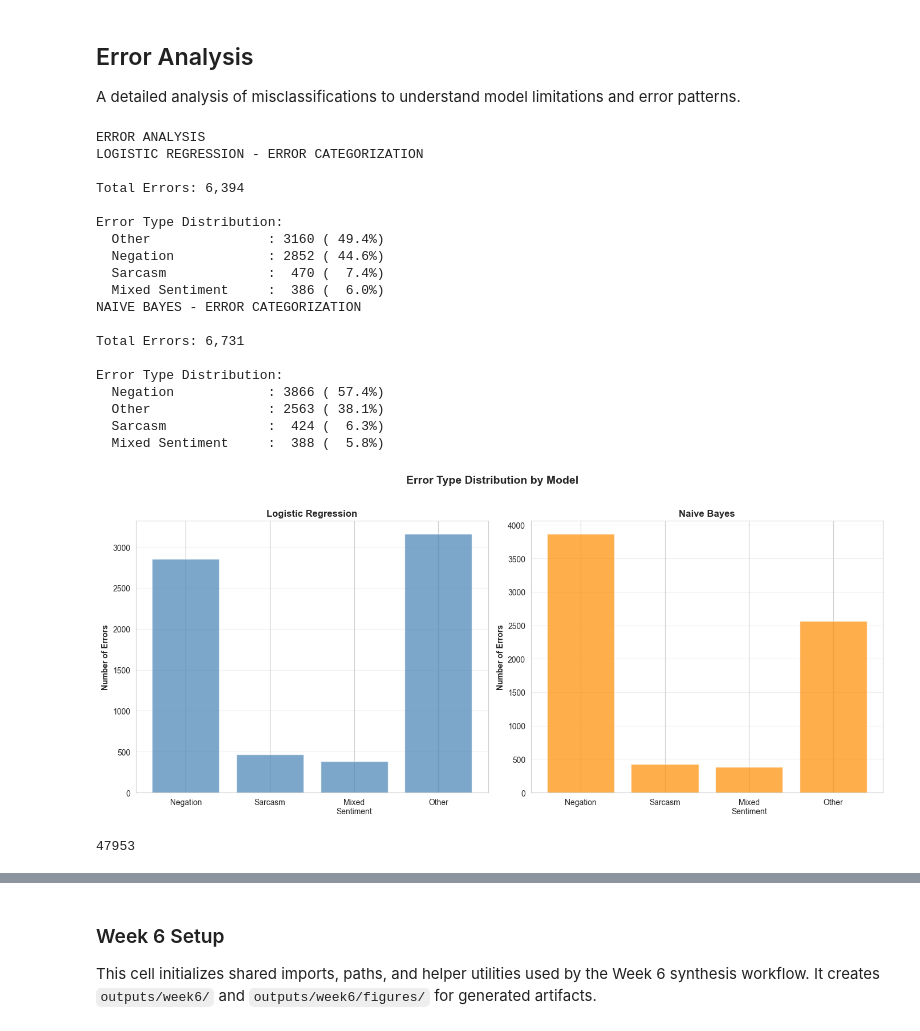
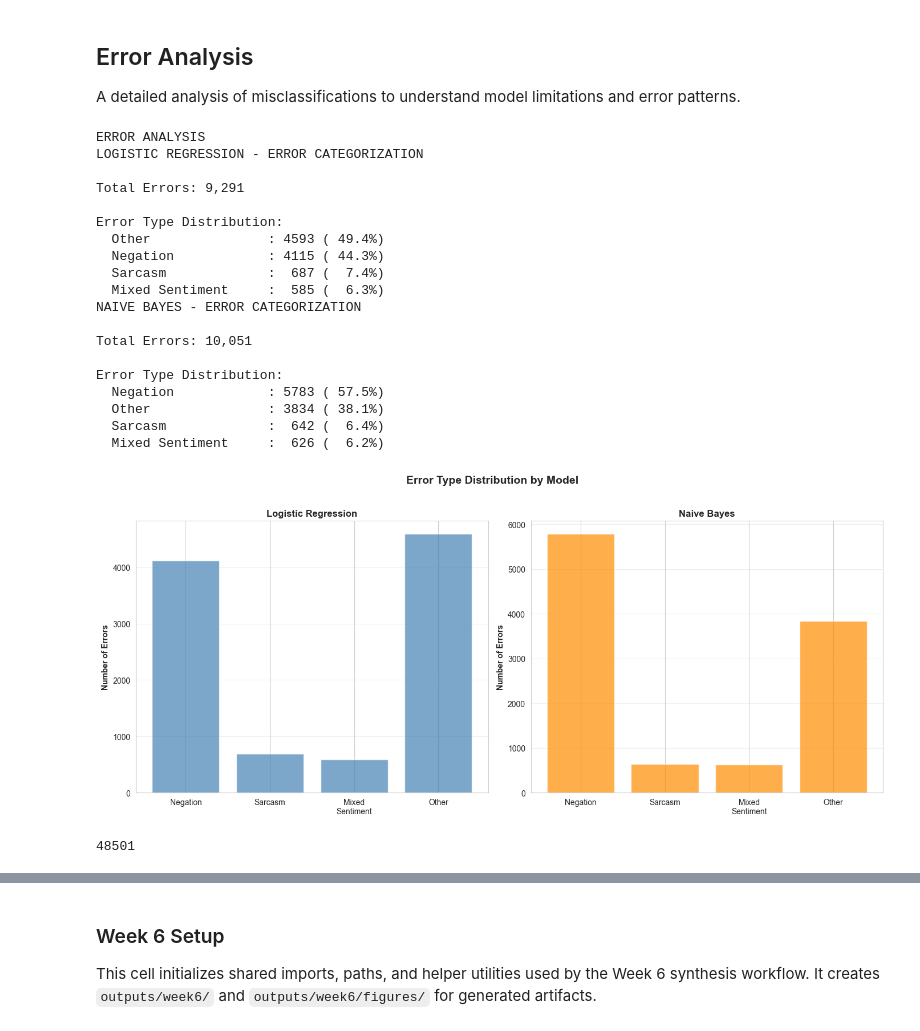
Before and after one commit to 3028Bikalpa/SOSC314_project_Bikki, a Jupyter notebook: Codes/models.ipynb, the cells around one changed output, grey strips where cells are left out. Cells and saved outputs as stored; diff of their text form; code cells hidden in the pictures.

```diff
--- a/Codes/models.ipynb
+++ b/Codes/models.ipynb
@@ -789,7 +787,7 @@ tfidf = TfidfVectorizer(
 )
 
 X_train_tfidf = tfidf.fit_transform(X_train)
-X_val_tfidf = tfidf.transform(X_val)
+X_test_tfidf = tfidf.transform(X_test)
 X_test_tfidf = tfidf.transform(X_test)
 
 print(f"Final vocabulary size: {len(tfidf.vocabulary_):,} words")
@@ -866,20 +864,20 @@ nb = MultinomialNB(
 )
 
 nb.fit(X_train_tfidf, y_train)
-y_val_pred_nb = nb.predict(X_val_tfidf)
+y_test_pred_nb = nb.predict(X_test_tfidf)
 
 # Metrics
-acc_nb = accuracy_score(y_val, y_val_pred_nb)
-f1_nb = f1_score(y_val, y_val_pred_nb)
-prec_nb = precision_score(y_val, y_val_pred_nb)
-rec_nb = recall_score(y_val, y_val_pred_nb)
+acc_nb = accuracy_score(y_test, y_test_pred_nb)
+f1_nb = f1_score(y_test, y_test_pred_nb)
+prec_nb = precision_score(y_test, y_test_pred_nb)
+rec_nb = recall_score(y_test, y_test_pred_nb)
 
 print("NAIVE BAYES RESULTS")
-print(f"Validation Accuracy:  {acc_nb:.4f}")
+print(f"Test Accuracy:  {acc_nb:.4f}")
 print(f"Precision (Positive): {prec_nb:.4f}")
 print(f"Recall (Positive):    {rec_nb:.4f}")
 print(f"F1-Score:             {f1_nb:.4f}")
-print("\n" + classification_report(y_val, y_val_pred_nb,
+print("\n" + classification_report(y_test, y_test_pred_nb,
                                    target_names=['Negative', 'Positive']))
 # %% [output]
 Training Naive Bayes...
@@ -2902,8 +2900,8 @@ from sklearn.calibration import calibration_curve
 from sklearn.metrics import roc_curve, roc_auc_score, precision_recall_curve, average_precision_score
 # %%
 # Get predicted probabilities for positive class
-y_prob_lr = lr.predict_proba(X_val_tfidf)[:, 1] # Here 1 represents the positive class which means it'll calculate the proability of getting true prediction
-y_prob_nb = nb.predict_proba(X_val_tfidf)[:, 1]
+y_prob_lr = lr.predict_proba(X_test_tfidf)[:, 1] # Here 1 represents the positive class which means it'll calculate the proability of getting true prediction
+y_prob_nb = nb.predict_proba(X_test_tfidf)[:, 1]
 # %%
 # Compute calibration curves
 # These lines compute calibration curves by binning predicted probabilities and comparing them with the observed fraction of
@@ -3024,8 +3022,8 @@ import pandas as pd
 import numpy as np
 
 # Get misclassified indices for both models
-errors_lr = y_val != y_val_pred_lr
-errors_nb = y_val != y_val_pred_nb
+errors_lr = y_test != y_test_pred_lr
+errors_nb = y_test != y_test_pred_nb
 
 # Get confidence scores (max probability across classes)
 # Since y_prob_lr and y_prob_nb are 1D (probability of positive class only),
@@ -3033,8 +3031,8 @@ errors_nb = y_val != y_val_pred_nb
 confidence_lr = np.maximum(y_prob_lr, 1 - y_prob_lr)
 confidence_nb = np.maximum(y_prob_nb, 1 - y_prob_nb)
 
-# Get the actual text data for validation set
-val_texts = df_final['text_final'].iloc[n_train:n_train+n_val].values
+# Get the actual text data for test set
+test_texts = X_test.values
 
 print("ERROR ANALYSIS")
 
@@ -3073,9 +3071,9 @@ def categorize_error(text):
 # Analyze errors for Logistic Regression
 print("LOGISTIC REGRESSION - ERROR CATEGORIZATION")
 
-lr_error_texts = val_texts[errors_lr]
-lr_error_true = y_val[errors_lr]
-lr_error_pred = y_val_pred_lr[errors_lr]
+lr_error_texts = test_texts[errors_lr]
+lr_error_true = y_test[errors_lr]
+lr_error_pred = y_test_pred_lr[errors_lr]
 lr_error_conf = confidence_lr[errors_lr]
 
 # Categorize LR errors
@@ -3094,9 +3092,9 @@ for cat, count in sorted(lr_error_categories.items(), key=lambda x: x[1], revers
 # Analyze errors for Naive Bayes
 print("NAIVE BAYES - ERROR CATEGORIZATION")
 
-nb_error_texts = val_texts[errors_nb]
-nb_error_true = y_val[errors_nb]
-nb_error_pred = y_val_pred_nb[errors_nb]
+nb_error_texts = test_texts[errors_nb]
+nb_error_true = y_test[errors_nb]
+nb_error_pred = y_test_pred_nb[errors_nb]
 nb_error_conf = confidence_nb[errors_nb]
 
 # Categorize NB errors
@@ -3126,45 +3124,45 @@ axes[0].set_title('Logistic Regression', fontweight='bold', fontsize=12)
 axes[0].grid(axis='y', alpha=0.3)
 
 # NB error distribution
 nb_cats = list(nb_error_categories.keys())
 nb_vals = [nb_error_categories[cat] for cat in nb_cats]
 axes[1].bar(range(len(nb_cats)), nb_vals, color='darkorange', alpha=0.7)
 axes[1].set_xticks(range(len(nb_cats)))
 axes[1].set_xticklabels([cat.replace('_', '\n').title() for cat in nb_cats], rotation=0)
 axes[1].set_ylabel('Number of Errors', fontweight='bold')
 axes[1].set_title('Naive Bayes', fontweight='bold', fontsize=12)
 axes[1].grid(axis='y', alpha=0.3)
 
 plt.suptitle('Error Type Distribution by Model', fontsize=14, fontweight='bold', y=1.02)
 plt.tight_layout()
 plt.savefig('../Images/error_type_distribution.png', dpi=300, bbox_inches='tight')
 plt.show()
 plt.close()
 gc.collect()  # Free memory
 
 # Confidence Analysis: Compare confidence on correct vs incorrect predictions
 # %% [output]
 ERROR ANALYSIS
 LOGISTIC REGRESSION - ERROR CATEGORIZATION
 
-Total Errors: 6,394
+Total Errors: 9,291
 
 Error Type Distribution:
-  Other               : 3160 ( 49.4%)
-  Negation            : 2852 ( 44.6%)
-  Sarcasm             :  470 (  7.4%)
-  Mixed Sentiment     :  386 (  6.0%)
+  Other               : 4593 ( 49.4%)
+  Negation            : 4115 ( 44.3%)
+  Sarcasm             :  687 (  7.4%)
+  Mixed Sentiment     :  585 (  6.3%)
 NAIVE BAYES - ERROR CATEGORIZATION
 
-Total Errors: 6,731
+Total Errors: 10,051
 
 Error Type Distribution:
-  Negation            : 3866 ( 57.4%)
-  Other               : 2563 ( 38.1%)
-  Sarcasm             :  424 (  6.3%)
-  Mixed Sentiment     :  388 (  5.8%)
+  Negation            : 5783 ( 57.5%)
+  Other               : 3834 ( 38.1%)
+  Sarcasm             :  642 (  6.4%)
+  Mixed Sentiment     :  626 (  6.2%)
-[figure, old version]
+[figure, new version]
-47953
+48501
 # %%
 print("CONFIDENCE ANALYSIS")
 
```
Also changed, not shown: parts of 42 cells of this notebook, 31 other files.
